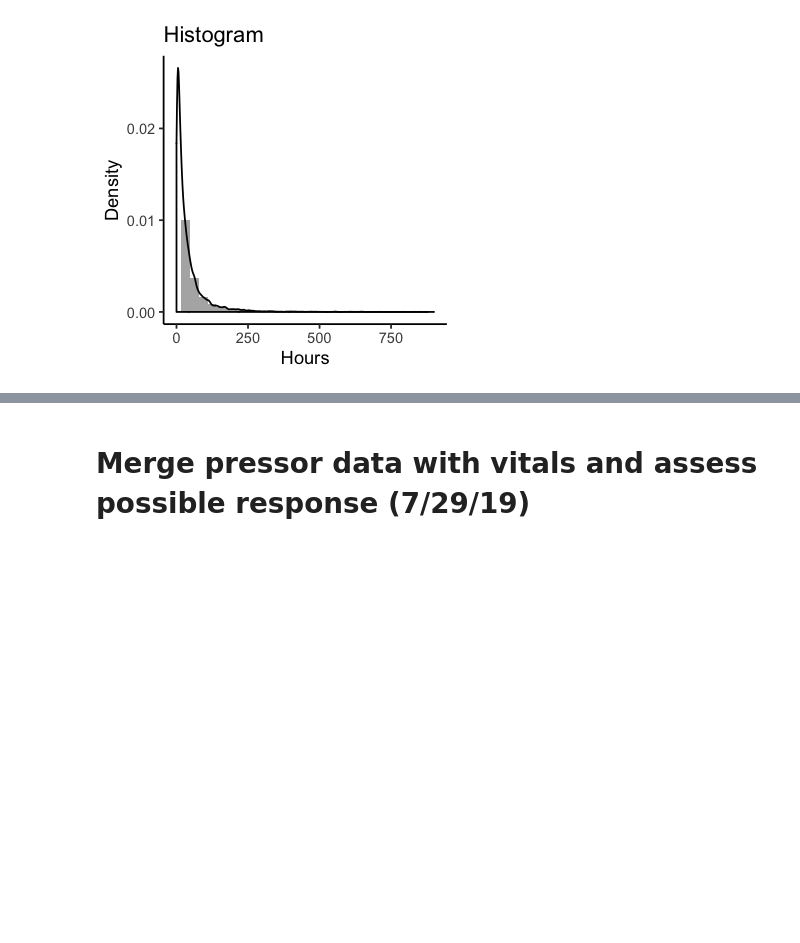
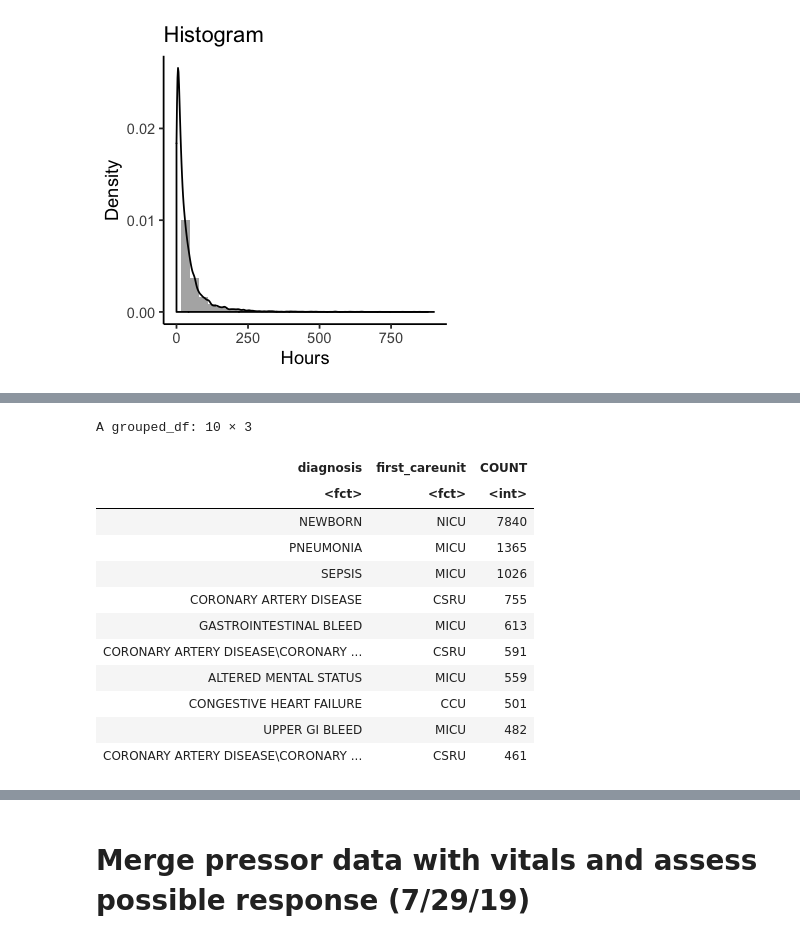
Before and after one commit to ruoyijiang/general, a Jupyter notebook: projects/haimovich_pressors/R_Pressor_Outcomes.ipynb, the cells around one changed output, grey strips where cells are left out. Cells and saved outputs as stored; diff of their text form; code cells hidden in the pictures; blank space fills up the shorter version.

```diff
--- a/projects/haimovich_pressors/R_Pressor_Outcomes.ipynb
+++ b/projects/haimovich_pressors/R_Pressor_Outcomes.ipynb
@@ -278,0 +301,20 @@ output_df <- input_df %>%
+# %%
+# just some cool info about what each service covers
+nonvitals_predictor_df %>%
+    group_by(diagnosis, first_careunit) %>%
+    summarize(COUNT = n()) %>%
+    arrange(-COUNT) %>% head(10)
+# %% [output]
+A grouped_df: 10 × 3
+| diagnosis | first_careunit | COUNT |
+| <fct> | <fct> | <int> |
+| NEWBORN | NICU | 7840 |
+| PNEUMONIA | MICU | 1365 |
+| SEPSIS | MICU | 1026 |
+| CORONARY ARTERY DISEASE | CSRU | 755 |
+| GASTROINTESTINAL BLEED | MICU | 613 |
+| CORONARY ARTERY DISEASE\CORONARY ... | CSRU | 591 |
+| ALTERED MENTAL STATUS | MICU | 559 |
+| CONGESTIVE HEART FAILURE | CCU | 501 |
+| UPPER GI BLEED | MICU | 482 |
+| CORONARY ARTERY DISEASE\CORONARY ... | CSRU | 461 |
```
Also changed, not shown: parts of 18 cells of this notebook.
